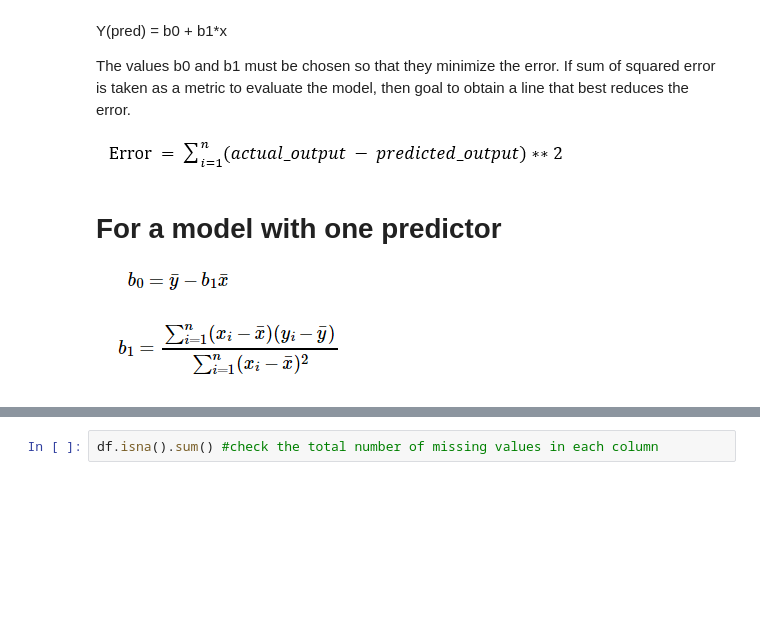
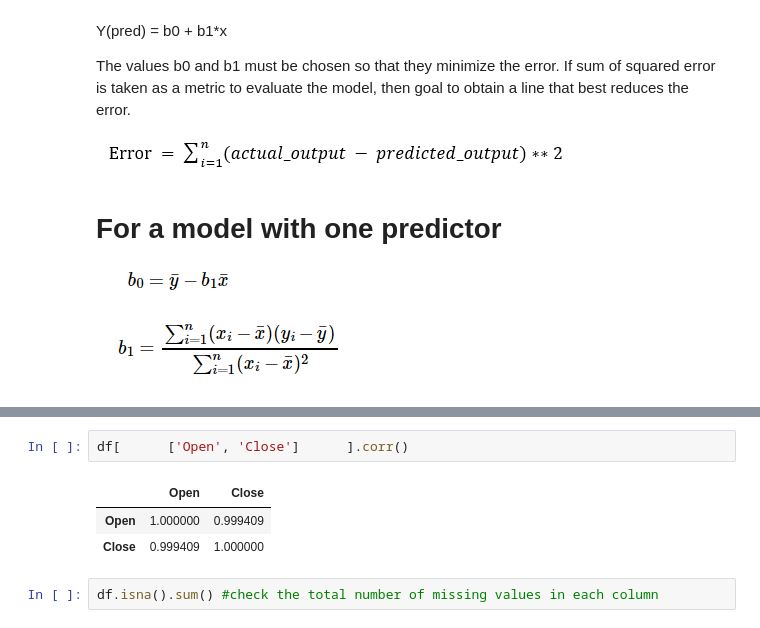
Before and after one commit to techficent/Introduction-To-ML, a Jupyter notebook: Day2/Simple LinearRegression.ipynb, the cells around one changed output, grey strips where cells are left out. Saved outputs shown, nothing was run; the diff lists cells and outputs as text; blank space fills up the shorter version.

```diff
--- a/Day2/Simple LinearRegression.ipynb
+++ b/Day2/Simple LinearRegression.ipynb
@@ -49,3 +62,9 @@ df.head(5)
+# %%
+df[      ['Open', 'Close']      ].corr()
+# %% [output]
+|  | Open | Close |
+| Open | 1.000000 | 0.999409 |
+| Close | 0.999409 | 1.000000 |
 # %%
 df.isna().sum() #check the total number of missing values in each column
 # %% [output]
```
Also changed, not shown: parts of 27 cells of this notebook, 2 other files.
